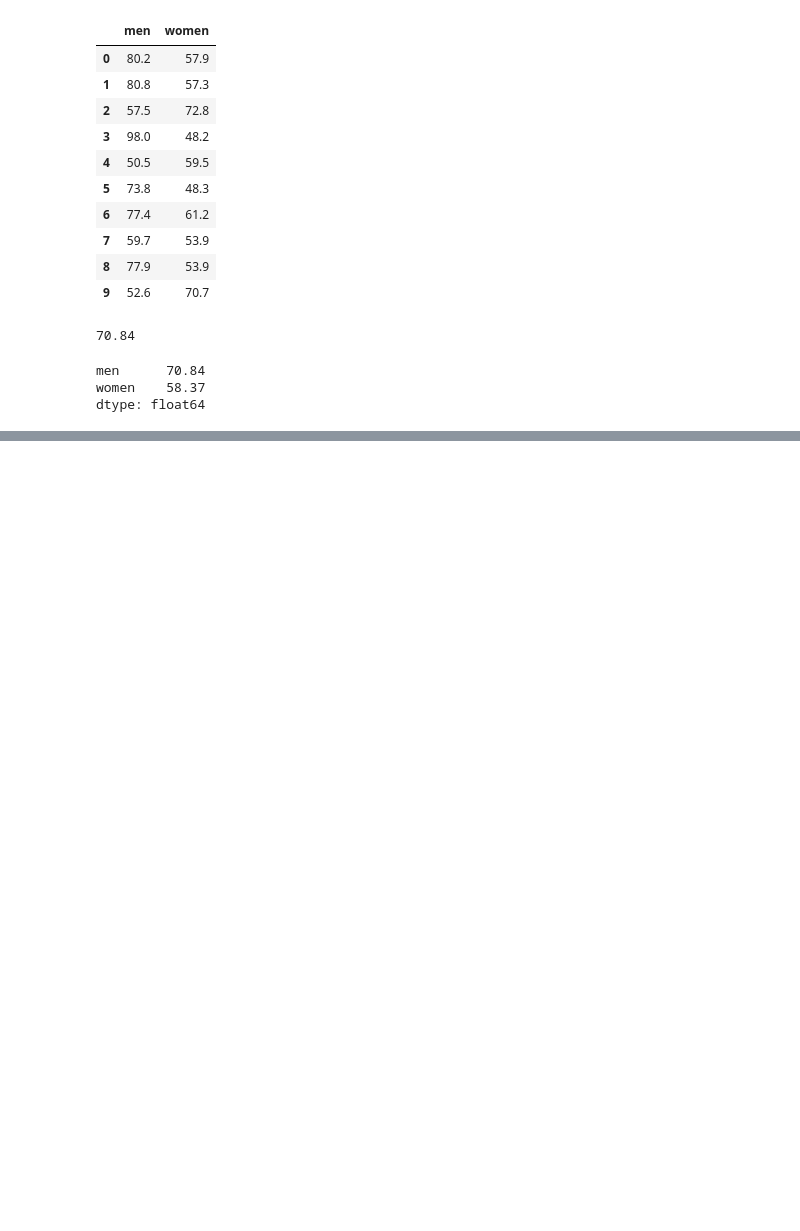
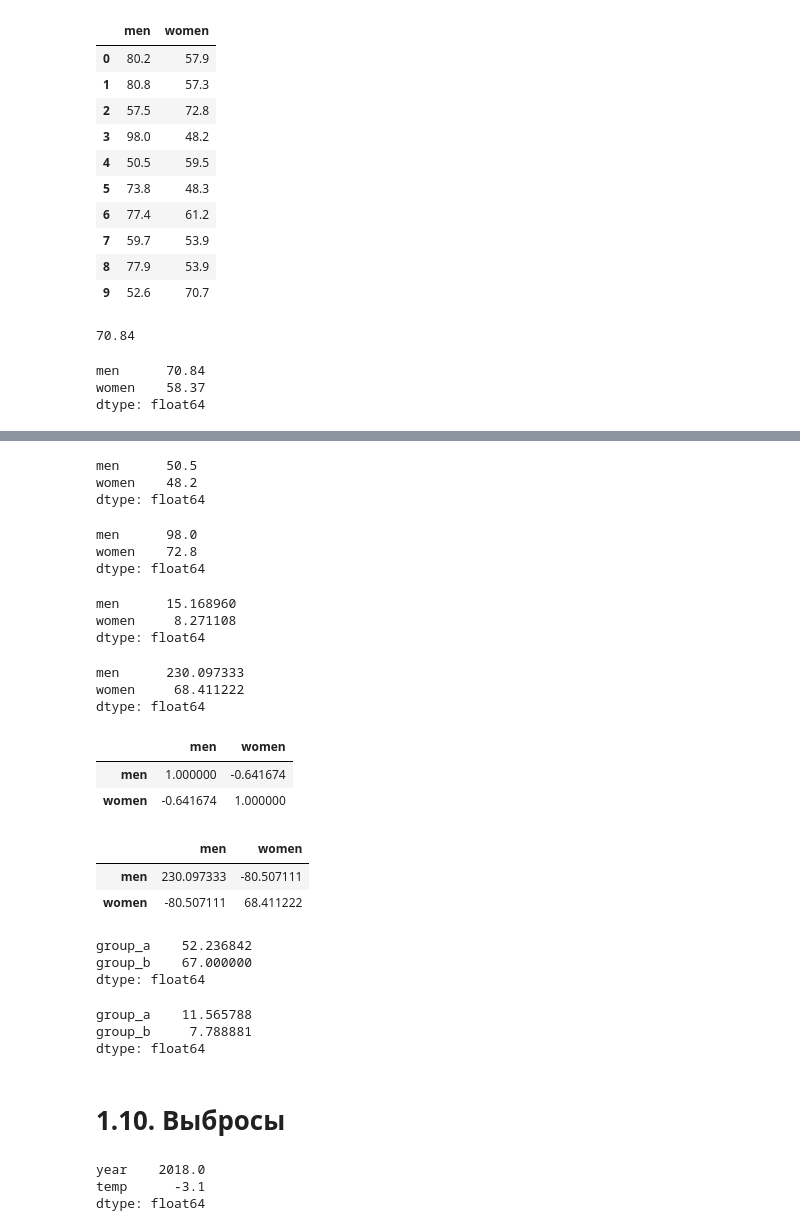
Before and after one commit to Anuar007mm/3.2.Python, a Jupyter notebook: Skillfactory/STAT&BASIC/СРС STAT.Anuar.ipynb, the cells around one changed output, grey strips where cells are left out. Cells and saved outputs as stored; diff of their text form; code cells hidden in the pictures; blank space fills up the shorter version.

```diff
--- a/Skillfactory/STAT&BASIC/СРС STAT.Anuar.ipynb
+++ b/Skillfactory/STAT&BASIC/СРС STAT.Anuar.ipynb
@@ -93,0 +110,5 @@ df
+# %%
+df = pd.DataFrame({
+    'men': [80, 80.8, 57.5, 98, 50.5, 73.8, 77.4, 59.7, 77.9, 52.6],
+    'women': [57.9, 57.3, 72.8, 48.2, 59.5, 48.3, 61.2, 53.9, 53.9, 70.7]
+})
@@ -93,0 +129,50 @@ df
+# %%
+df.min()
+# %% [output]
+men      50.5
+women    48.2
+dtype: float64
+# %%
+df.max()
+# %% [output]
+men      98.0
+women    72.8
+dtype: float64
+# %%
+df.std()
+# %% [output]
+men      15.168960
+women     8.271108
+dtype: float64
+# %%
+df.var()
+# %% [output]
+men      230.097333
+women     68.411222
+dtype: float64
+# %%
+df.corr()
+# %% [output]
+|  | men | women |
+| men | 1.000000 | -0.641674 |
+| women | -0.641674 | 1.000000 |
+# %%
+df.cov()
+# %% [output]
+|  | men | women |
+| men | 230.097333 | -80.507111 |
+| women | -80.507111 | 68.411222 |
+# %%
+df.mean()
+# %% [output]
+group_a    52.236842
+group_b    67.000000
+dtype: float64
+# %%
+df.std()
+# %% [output]
+group_a    11.565788
+group_b     7.788881
+dtype: float64
+# %% [markdown]
+# 1.10. Выбросы
@@ -93,0 +185,6 @@ df
+# %%
+df.max()
+# %% [output]
+year    2018.0
+temp      -3.1
+dtype: float64
```
Also changed, not shown: parts of 30 cells of this notebook.
